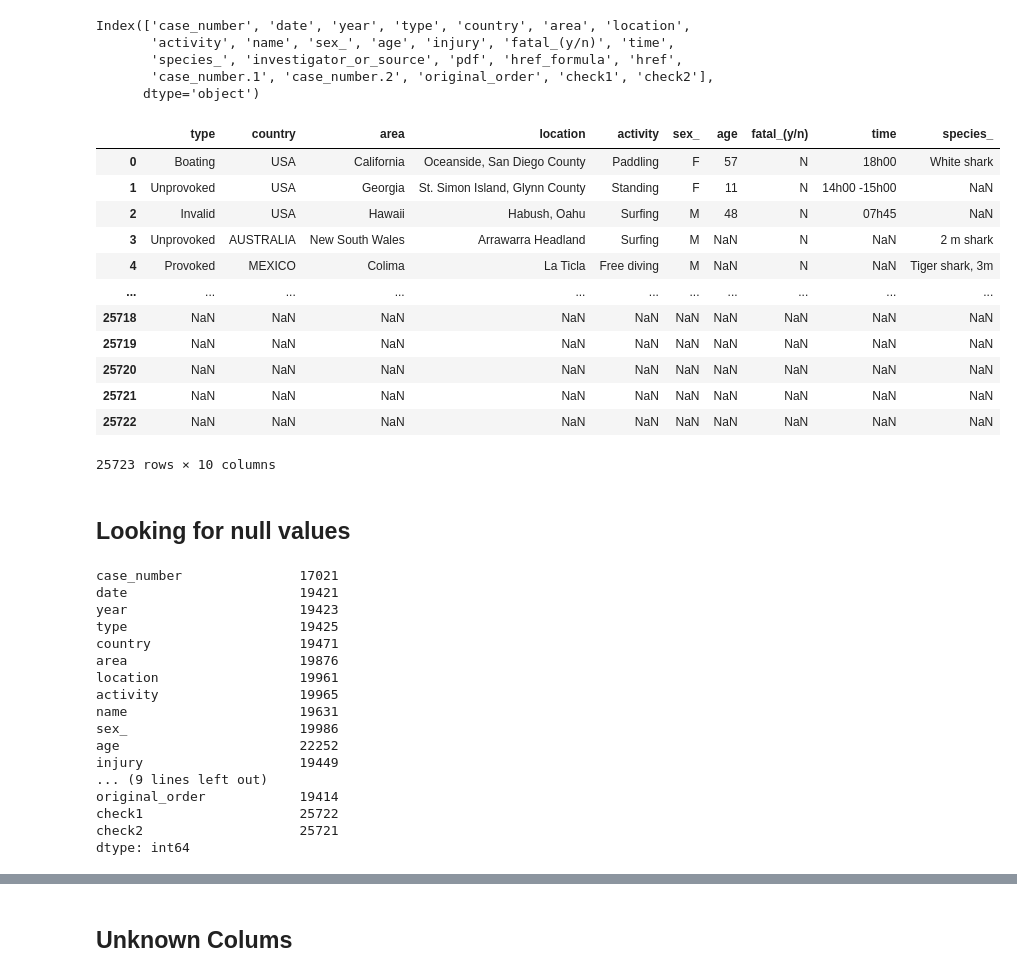
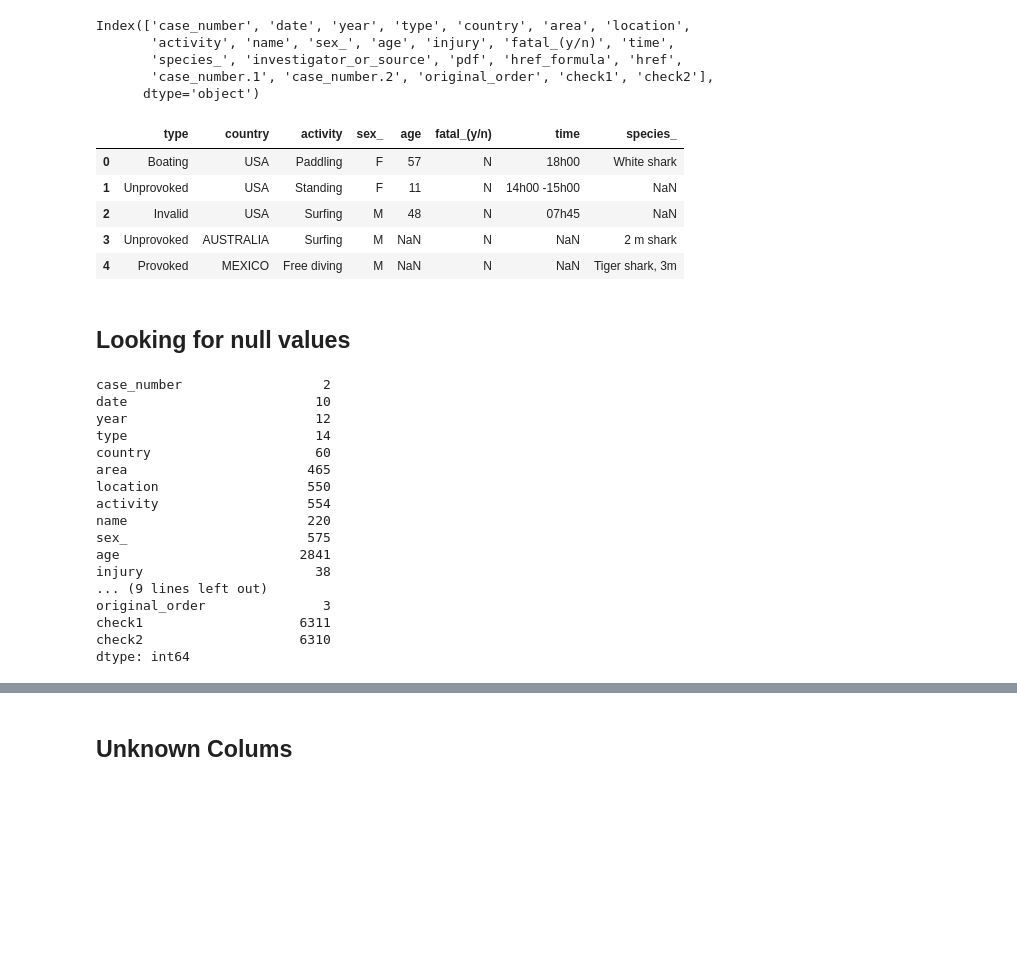
Before and after one commit to cristianecarneiro/data-cleaning-pandas, a Jupyter notebook: 1_src/clean.ipynb, the cells around one changed output, grey strips where cells are left out. Saved outputs shown, nothing was run; the diff lists cells and outputs as text; code cells hidden in the pictures; blank space fills up the shorter version.

```diff
--- a/1_src/clean.ipynb
+++ b/1_src/clean.ipynb
@@ -28,6 +28,7 @@ Note: you may need to restart the kernel to use updated packages.
 
 import pandas as pd
 pd.set_option('display.max_columns', None)
+pd.set_option('display.max_rows', None)
 
 import numpy as np
 
@@ -102,3 +95,7 @@ data[data.duplicated()]
+# %%
+# I will drop duplicates
+
+data.drop_duplicates(inplace=True)
 # %%
 # We maitain our original shape
 
@@ -207,23 +219,16 @@ Index(['case_number', 'date', 'year', 'type', 'country', 'area', 'location',
 # %%
 #as a starting point, I will prioritize those columns for the analysis. This could evolve depending on the quality of the data
 
-columns_focus = ['type','country','area','location','activity','sex_','age','fatal_(y/n)','time','species_']
+columns_focus = ['type','country','activity','sex_','age','fatal_(y/n)','time','species_']
 # %%
-data[columns_focus]
+data[columns_focus].head()
 # %% [output]
-|  | type | country | area | location | activity | sex_ | age | fatal_(y/n) | time | species_ |
-| 0 | Boating | USA | California | Oceanside, San Diego County | Paddling | F | 57 | N | 18h00 | White shark |
-| 1 | Unprovoked | USA | Georgia | St. Simon Island, Glynn County | Standing | F | 11 | N | 14h00 -15h00 | NaN |
-| 2 | Invalid | USA | Hawaii | Habush, Oahu | Surfing | M | 48 | N | 07h45 | NaN |
-| 3 | Unprovoked | AUSTRALIA | New South Wales | Arrawarra Headland | Surfing | M | NaN | N | NaN | 2 m shark |
-| 4 | Provoked | MEXICO | Colima | La Ticla | Free diving | M | NaN | N | NaN | Tiger shark, 3m |
-| ... | ... | ... | ... | ... | ... | ... | ... | ... | ... | ... |
-| 25718 | NaN | NaN | NaN | NaN | NaN | NaN | NaN | NaN | NaN | NaN |
-| 25719 | NaN | NaN | NaN | NaN | NaN | NaN | NaN | NaN | NaN | NaN |
-| 25720 | NaN | NaN | NaN | NaN | NaN | NaN | NaN | NaN | NaN | NaN |
-| 25721 | NaN | NaN | NaN | NaN | NaN | NaN | NaN | NaN | NaN | NaN |
-| 25722 | NaN | NaN | NaN | NaN | NaN | NaN | NaN | NaN | NaN | NaN |
+|  | type | country | activity | sex_ | age | fatal_(y/n) | time | species_ |
+| 0 | Boating | USA | Paddling | F | 57 | N | 18h00 | White shark |
+| 1 | Unprovoked | USA | Standing | F | 11 | N | 14h00 -15h00 | NaN |
+| 2 | Invalid | USA | Surfing | M | 48 | N | 07h45 | NaN |
+| 3 | Unprovoked | AUSTRALIA | Surfing | M | NaN | N | NaN | 2 m shark |
+| 4 | Provoked | MEXICO | Free diving | M | NaN | N | NaN | Tiger shark, 3m |
-25723 rows × 10 columns
 # %% [markdown]
 ## Looking for null values
 # %%
@@ -232,20 +237,20 @@ data[columns_focus]
 nan_cols = data.isna().sum()
 nan_cols
 # %% [output]
-case_number               17021
-date                      19421
-year                      19423
-type                      19425
-country                   19471
-area                      19876
-location                  19961
-activity                  19965
-name                      19631
-sex_                      19986
-age                       22252
-injury                    19449
+case_number                  2
+date                        10
+year                        12
+type                        14
+country                     60
+area                       465
+location                   550
+activity                   554
+name                       220
+sex_                       575
+age                       2841
+injury                      38
 ... (9 lines left out)
-original_order            19414
-check1                    25722
-check2                    25721
+original_order               3
+check1                    6311
+check2                    6310
 dtype: int64
```
Also changed, not shown: parts of 47 cells of this notebook.
